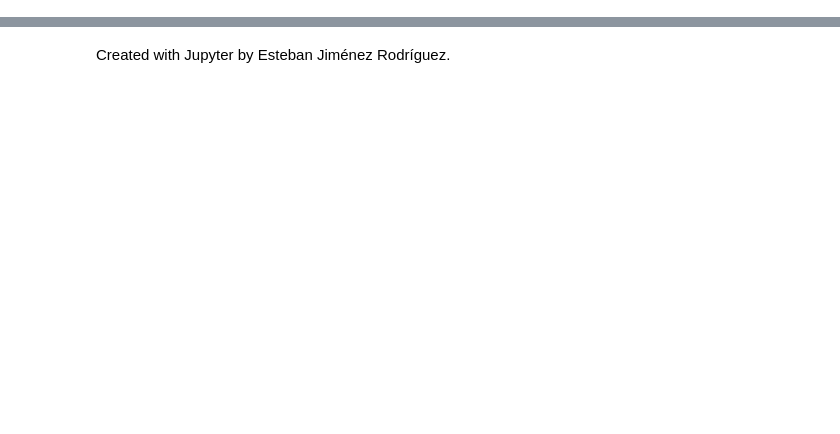
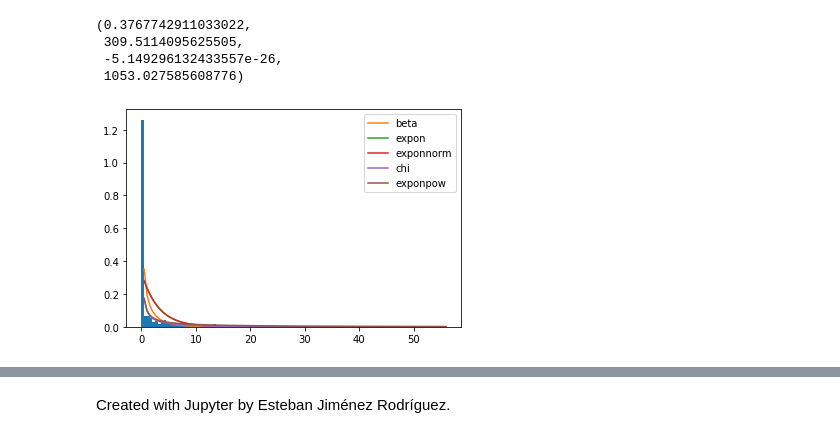
Before and after one commit to JuanPablo0719/Proyecto_Modulo1, a Jupyter notebook: ProyectoModulo1_RodriguezN1_CastroN2.ipynb, the cells around one changed output, grey strips where cells are left out. Cells and saved outputs as stored; diff of their text form; code cells hidden in the pictures; blank space fills up the shorter version.

```diff
--- a/ProyectoModulo1_RodriguezN1_CastroN2.ipynb
+++ b/ProyectoModulo1_RodriguezN1_CastroN2.ipynb
@@ -139,0 +144,4 @@ En el grupo deben haber mínimo dos integrantes y máximo tres integrantes. Para
+# %%
+# Leer los datos del archivo CSV
+datos = pd.read_csv('seattle-weather.csv')
+print(datos)
@@ -139,0 +163,5 @@ En el grupo deben haber mínimo dos integrantes y máximo tres integrantes. Para
+# %%
+#Dividir los datos en train y test para evaluar mas tarde.
+data_train, data_test = train_test_split(datos, test_size=0.1, random_state=42)
+print("Número de filas en train:", len(data_train))
+print("Número de filas en test:", len(data_test))
@@ -139,0 +298,45 @@ En el grupo deben haber mínimo dos integrantes y máximo tres integrantes. Para
+# %%
+def best_dist( nodo:"Variable a la cual se desea ajustar una distribucion estadistica continua existente"):
+    """
+
+    Esta función recibe sólo una variable, a la cual ajusta las primeras 20 distribuciones continuas que
+    contiene el paquete scipy. Se comparan las distribuciones contra nuestros datos y se crea un dataFrame para
+    registrar el error cuadrático promedio, se ordena el dataframe de menor a mayor, se almacenan los primeros 5 valores y se
+    crea una lista de estas distribuciones. Posteriormente, itera sobre la lista de distribuciones mejor ajustadas y se grafican
+    las funciones de densidad de probabilidad sobre el histograma para mostrar la comparación visual. Por último, se almacenan los
+    parámetros de estas funciones en una lista.
+    Esta función regresa la distribución con menor error y sus parámetros, en dos variables.
+    """
+    y,x,_ = plt.hist(nodo, bins = "auto", density = True)
+    x = x[1:]
+
+    dist = [d for d in dir(st) if isinstance(getattr(st, d), getattr(st, "rv_continuous"))]
+    dist = dist[0:20]
+    error = pd.DataFrame(index = dist, columns = ["distribucion", "error"])
+    i = 0
+
+    for d in dist:
+        param = getattr(st, d).fit(nodo)
+        y_hat = getattr(st, d).pdf(x, *param)
+        error.loc[d] = ((y - y_hat)**2).mean()
+    menor_error = error.sort_values(by = "error")
+    menor_error = menor_error[0:5]
+    dists_menor_error = menor_error.index
+    distribucion_menor_error = []
+    parametros = []
+    for d in dists_menor_error:
+        distribucion_menor_error.append(getattr(st,d))
+        param = getattr(st,d).fit(nodo)
+        y_hat = getattr(st,d)(*param).pdf(x)
+        parametros.append(param)
+        plt.plot(x,y_hat,label = d)
+    plt.legend()
+    return distribucion_menor_error[0], parametros[0]
+d,p = best_dist(data_train['precipitation'])
+p
+# %% [output]
+(0.3767742911033022,
+ 309.5114095625505,
+ -5.149296132433557e-26,
+ 1053.027585608776)
+[figure, added]
```
Also changed, not shown: parts of 76 cells of this notebook.
